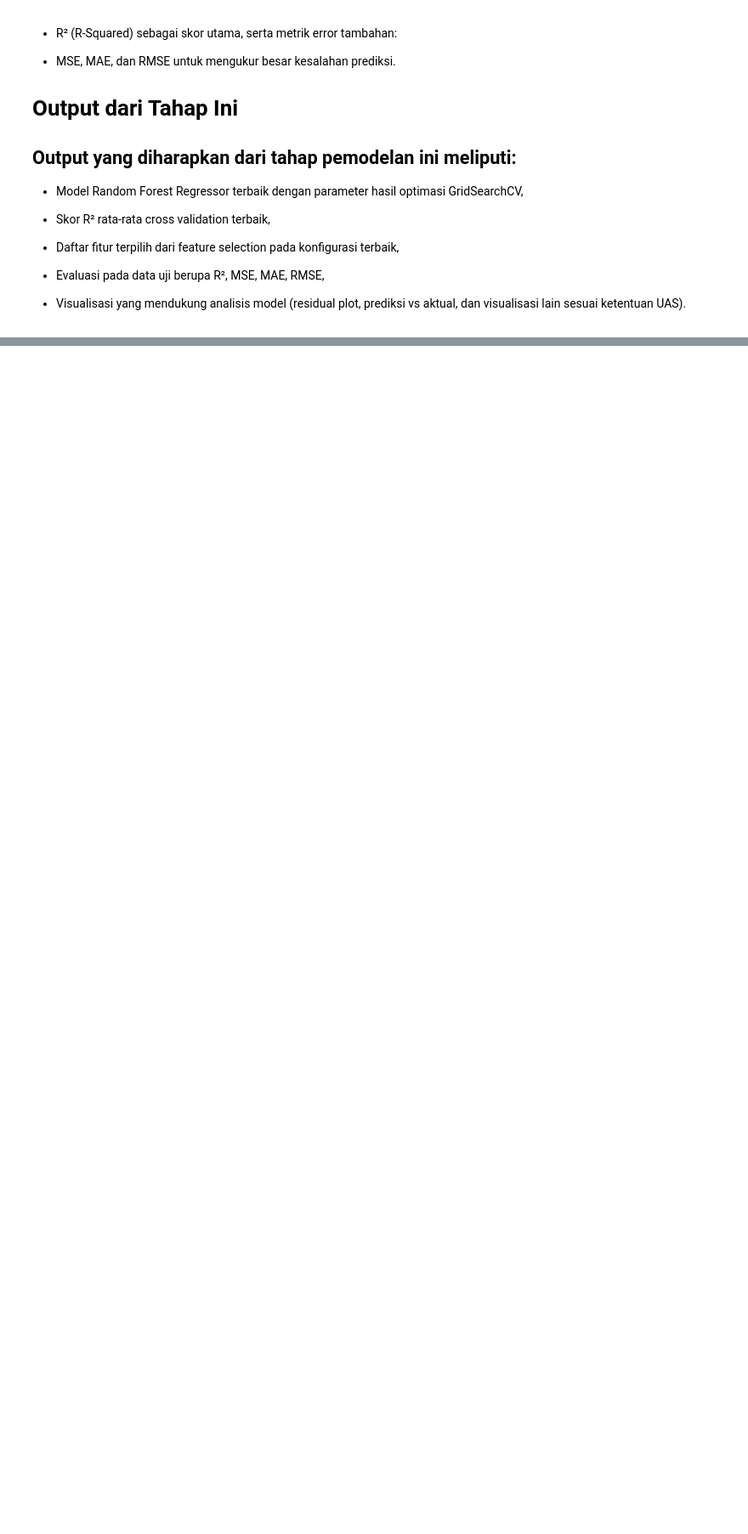
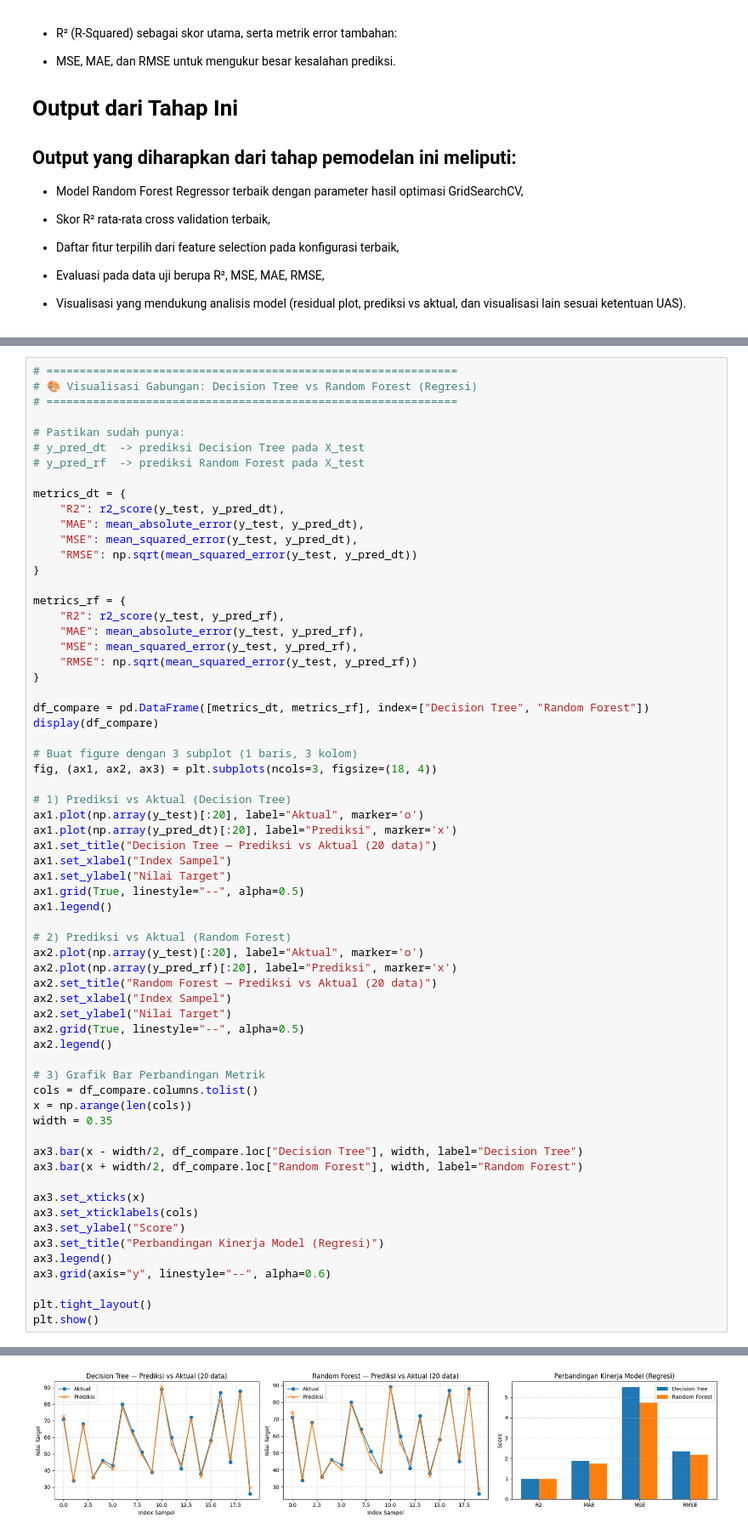
Before and after one commit to Yntzie/Projek-UAS-ML_KERAS, a Jupyter notebook: Notebook2_Regresi_KERAS.ipynb, the cells around one changed output, grey strips where cells are left out. Shown: that part at 85% size. Saved outputs shown, nothing was run; the diff lists cells and outputs as text; blank space fills up the shorter version.

```diff
--- a/Notebook2_Regresi_KERAS.ipynb
+++ b/Notebook2_Regresi_KERAS.ipynb
@@ -557,0 +637,65 @@ Fitting 5 folds for each of 1944 candidates, totalling 9720 fits
+# %%
+# ==============================================================
+# 🎨 Visualisasi Gabungan: Decision Tree vs Random Forest (Regresi)
+# ==============================================================
+
+# Pastikan sudah punya:
+# y_pred_dt  -> prediksi Decision Tree pada X_test
+# y_pred_rf  -> prediksi Random Forest pada X_test
+
+metrics_dt = {
+    "R2": r2_score(y_test, y_pred_dt),
+    "MAE": mean_absolute_error(y_test, y_pred_dt),
+    "MSE": mean_squared_error(y_test, y_pred_dt),
+    "RMSE": np.sqrt(mean_squared_error(y_test, y_pred_dt))
+}
+
+metrics_rf = {
+    "R2": r2_score(y_test, y_pred_rf),
+    "MAE": mean_absolute_error(y_test, y_pred_rf),
+    "MSE": mean_squared_error(y_test, y_pred_rf),
+    "RMSE": np.sqrt(mean_squared_error(y_test, y_pred_rf))
+}
+
+df_compare = pd.DataFrame([metrics_dt, metrics_rf], index=["Decision Tree", "Random Forest"])
+display(df_compare)
+
+# Buat figure dengan 3 subplot (1 baris, 3 kolom)
+fig, (ax1, ax2, ax3) = plt.subplots(ncols=3, figsize=(18, 4))
+
+# 1) Prediksi vs Aktual (Decision Tree)
+ax1.plot(np.array(y_test)[:20], label="Aktual", marker='o')
+ax1.plot(np.array(y_pred_dt)[:20], label="Prediksi", marker='x')
+ax1.set_title("Decision Tree — Prediksi vs Aktual (20 data)")
+ax1.set_xlabel("Index Sampel")
+ax1.set_ylabel("Nilai Target")
+ax1.grid(True, linestyle="--", alpha=0.5)
+ax1.legend()
+
+# 2) Prediksi vs Aktual (Random Forest)
+ax2.plot(np.array(y_test)[:20], label="Aktual", marker='o')
+ax2.plot(np.array(y_pred_rf)[:20], label="Prediksi", marker='x')
+ax2.set_title("Random Forest — Prediksi vs Aktual (20 data)")
+ax2.set_xlabel("Index Sampel")
+ax2.set_ylabel("Nilai Target")
+ax2.grid(True, linestyle="--", alpha=0.5)
+ax2.legend()
+
+# 3) Grafik Bar Perbandingan Metrik
+cols = df_compare.columns.tolist()
+x = np.arange(len(cols))
+width = 0.35
+
+ax3.bar(x - width/2, df_compare.loc["Decision Tree"], width, label="Decision Tree")
+ax3.bar(x + width/2, df_compare.loc["Random Forest"], width, label="Random Forest")
+
+ax3.set_xticks(x)
+ax3.set_xticklabels(cols)
+ax3.set_ylabel("Score")
+ax3.set_title("Perbandingan Kinerja Model (Regresi)")
+ax3.legend()
+ax3.grid(axis="y", linestyle="--", alpha=0.6)
+
+plt.tight_layout()
+plt.show()
+# %% [output]
@@ -557,0 +705 @@ Fitting 5 folds for each of 1944 candidates, totalling 9720 fits
+[figure, added]
```
Also changed, not shown: parts of 8 cells of this notebook.
